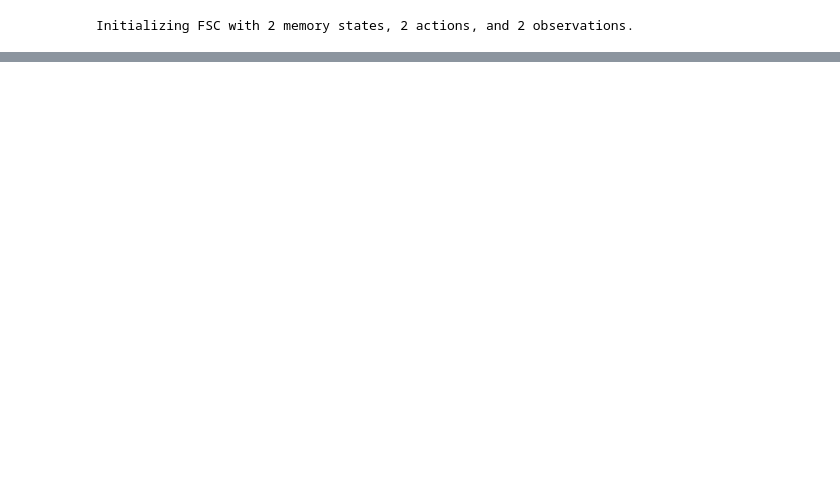
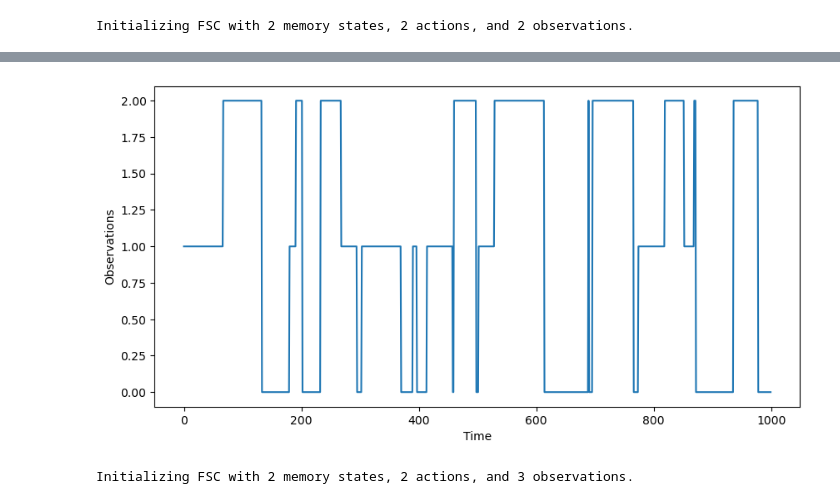
Before and after one commit to giorgionicoletti/InferenceFSCs, a Jupyter notebook: notebooks/FSC_trajectories.ipynb, the cells around one changed output, grey strips where cells are left out. Drawn from its saved outputs; the diff is of its cells as text; code cells hidden in the pictures; blank space fills up the shorter version.

```diff
--- a/notebooks/FSC_trajectories.ipynb
+++ b/notebooks/FSC_trajectories.ipynb
@@ -74,0 +77,41 @@ plt.show()
+# %%
+NStepsObs = 1000
+Y = 3
+RateMatrixObs = np.ones((Y,Y))
+RateMatrixObs = RateMatrixObs + 50*np.eye(Y)
+
+observations = ObsModels.DiscreteMarkovChain(NStepsObs, RateMatrixObs)
+# %%
+fig, ax = plt.subplots(1,1, figsize=(10,5))
+
+ax.plot(observations, markersize=2)
+ax.set_xlabel('Time')
+ax.set_ylabel('Observations')
+
+plt.show()
+# %% [output]
+[figure, added]
+# %%
+M = 2
+A = 2
+#Theta = np.random.randn(Y, M, M, A)
+
+ThetaFollowSwitchFollow = np.zeros((Y, M, M, A))
+
+# when receiving a zero observation, the memory is reset to zero and action 0 is taken
+ThetaFollowSwitchFollow[0] = np.array([[[10, 0.01], [0.01, 0.01]],
+                                      [[10, 0.01], [0.01, 0.01]]])
+
+# when receiving a two observation, the memory is reset to one and action 1 is taken
+ThetaFollowSwitchFollow[2] = np.array([[[0.01, 0.01], [0.01, 10]],
+                                      [[0.01,0.01], [0.01, 10]]])
+
+# when receiving a one observation, the memory keeps switching between 0 and 1 and the actions is random
+ThetaFollowSwitchFollow[1] = np.array([[[0.01, 0.01], [10, 10]],
+                                      [[10, 10], [0.01, 0.01]]])
+
+Psi = np.array([1, 1])
+
+FSC = FSC_DiscreteObs(ThetaFollowSwitchFollow, Psi, verbose = True)
+# %% [output]
+Initializing FSC with 2 memory states, 2 actions, and 3 observations.
```
Also changed, not shown: parts of 9 cells of this notebook, 1 other file.
